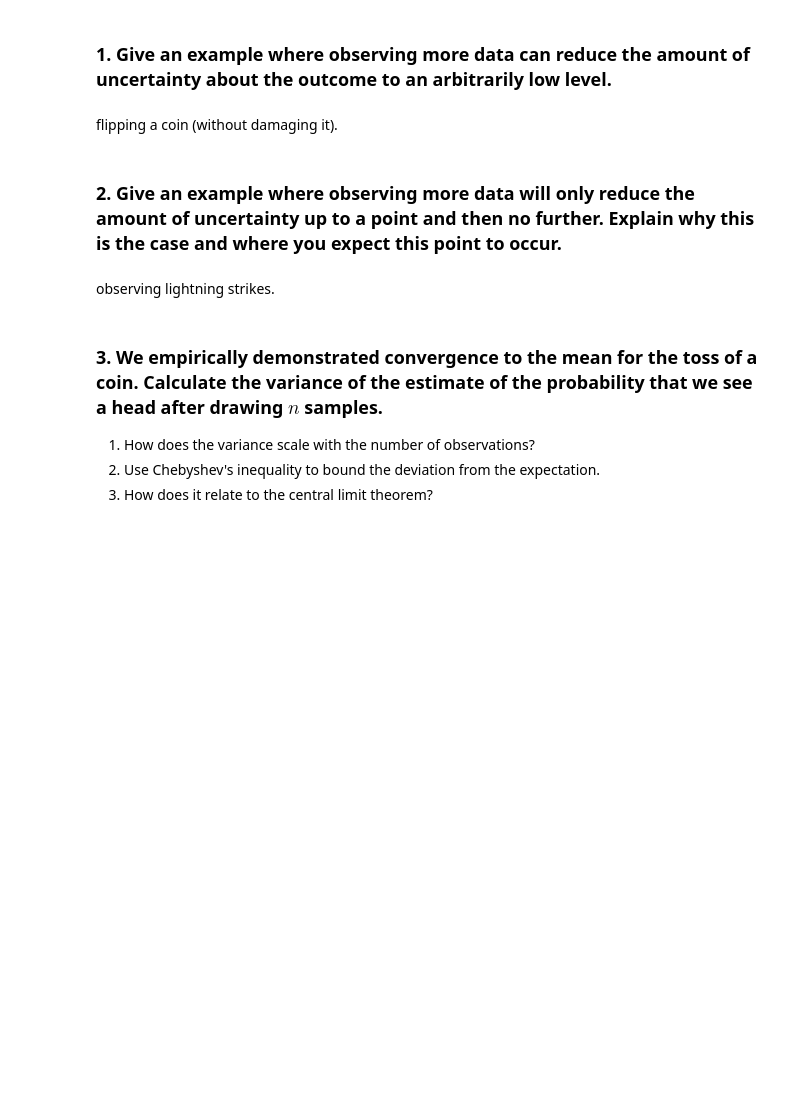
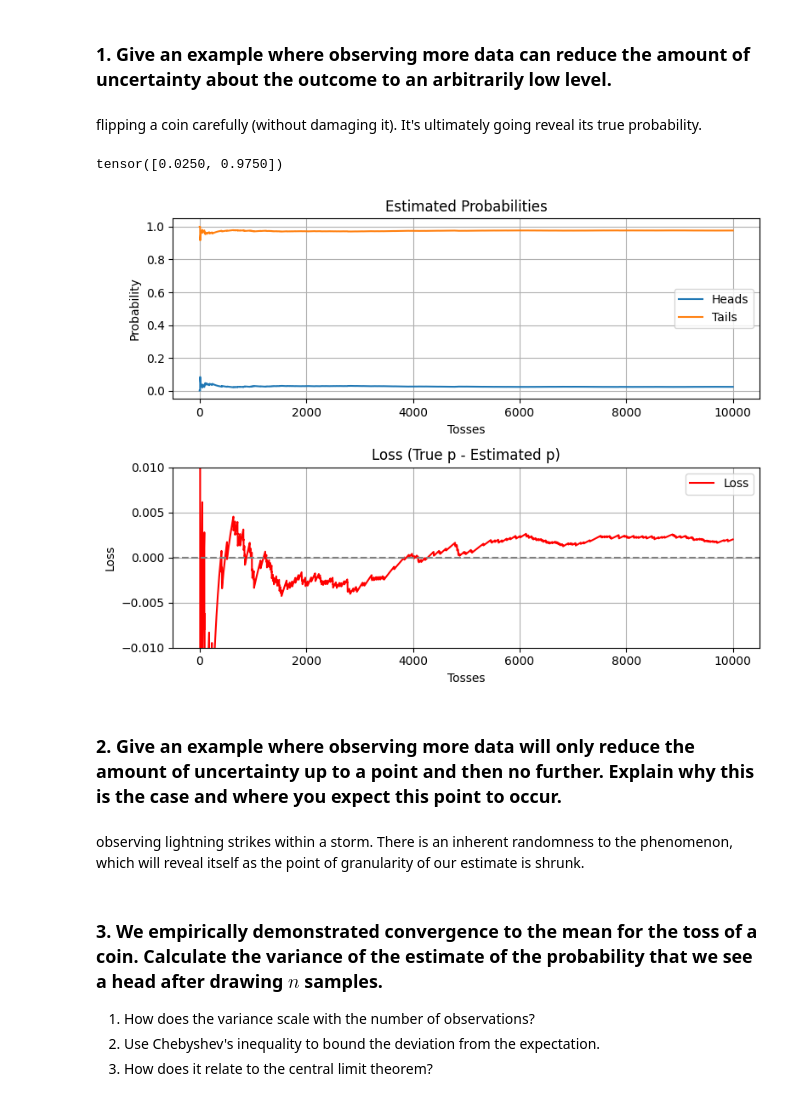
Before and after one commit to yegeniy/d2l-book, a Jupyter notebook: chapter_preliminaries/probability.ipynb, the cells around one changed output. Cells and saved outputs as stored; diff of their text form; code cells hidden in the pictures; blank space fills up the shorter version.

```diff
--- a/chapter_preliminaries/probability.ipynb
+++ b/chapter_preliminaries/probability.ipynb
@@ -1069,4 +1069,4 @@ interval centered on the expectation.
 # %% [markdown]
 ### 1. Give an example where observing more data can reduce the amount of uncertainty about the outcome to an arbitrarily low level.
 # %% [markdown]
-flipping a coin (without damaging it).
+flipping a coin carefully (without damaging it). It's ultimately going reveal its true probability.
@@ -1073,7 +1077,42 @@ flipping a coin (without damaging it).
+# %%
+r = torch.rand(1).item()
+p = torch.tensor([r, 1-r])
+# p = torch.tensor([0.5, 0.5])
+p
+# %% [output]
+tensor([0.0250, 0.9750])
+# %%
+n = 10000
+
+outcomes = Multinomial(1, p).sample((n,))
+cumulative_counts = outcomes.cumsum(dim=0)
+estimated_probs = cumulative_counts / (cumulative_counts.sum(dim=1, keepdims=True) + 1e-8)
+# %%
+# Create a figure with a 2x1 grid of subplots
+fig, axs = plt.subplots(2, 1, figsize=(8, 6))
+
+pic = axs[0]
+pic.plot(estimated_probs[:, 0].numpy(), label='Heads')
+pic.plot(estimated_probs[:, 1].numpy(), label='Tails')
+pic.set_xlabel('Tosses'); pic.set_ylabel('Probability'); pic.legend(); pic.grid(True)
+pic.set_title('Estimated Probabilities')
+
+loss = r-estimated_probs[:, 0]
+pic = axs[1]
+pic.plot(loss.numpy(), label="Loss", color='red')
+pic.axhline(y=0, color='gray', linestyle='dashed')
+pic.set_ylim(-.01, 0.01)
+pic.set_xlabel('Tosses'); pic.set_ylabel('Loss'); pic.legend(); pic.grid(True)
+pic.set_title('Loss (True p - Estimated p)')
+
+plt.tight_layout()
+plt.show()
+# %% [output]
+[figure, added]
 # %% [markdown]
 ### 2. Give an example where observing more data will only reduce the amount of uncertainty up to a point and then no further. Explain why this is the case and where you expect this point to occur.
-# %% [markdown]
-observing lightning strikes.
+# %% [markdown]
+observing lightning strikes within a storm. There is an inherent randomness to the phenomenon, which will reveal itself as the point of granularity of our estimate is shrunk.
 # %% [markdown]
 ### 3. We empirically demonstrated convergence to the mean for the toss of a coin. Calculate the variance of the estimate of the probability that we see a head after drawing $n$ samples.
  1. How does the variance scale with the number of observations?
```
Also changed, not shown: parts of 1 cell of this notebook.
